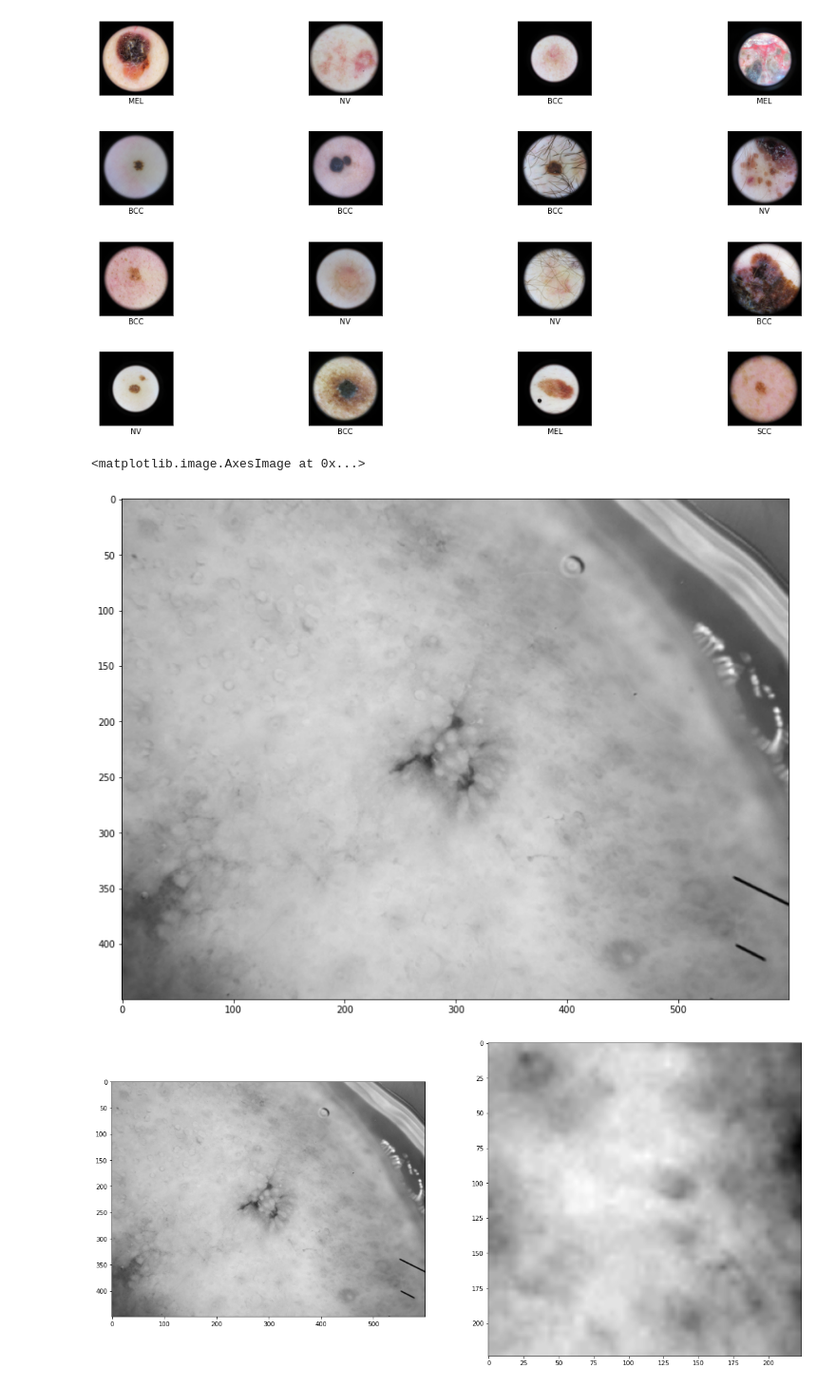
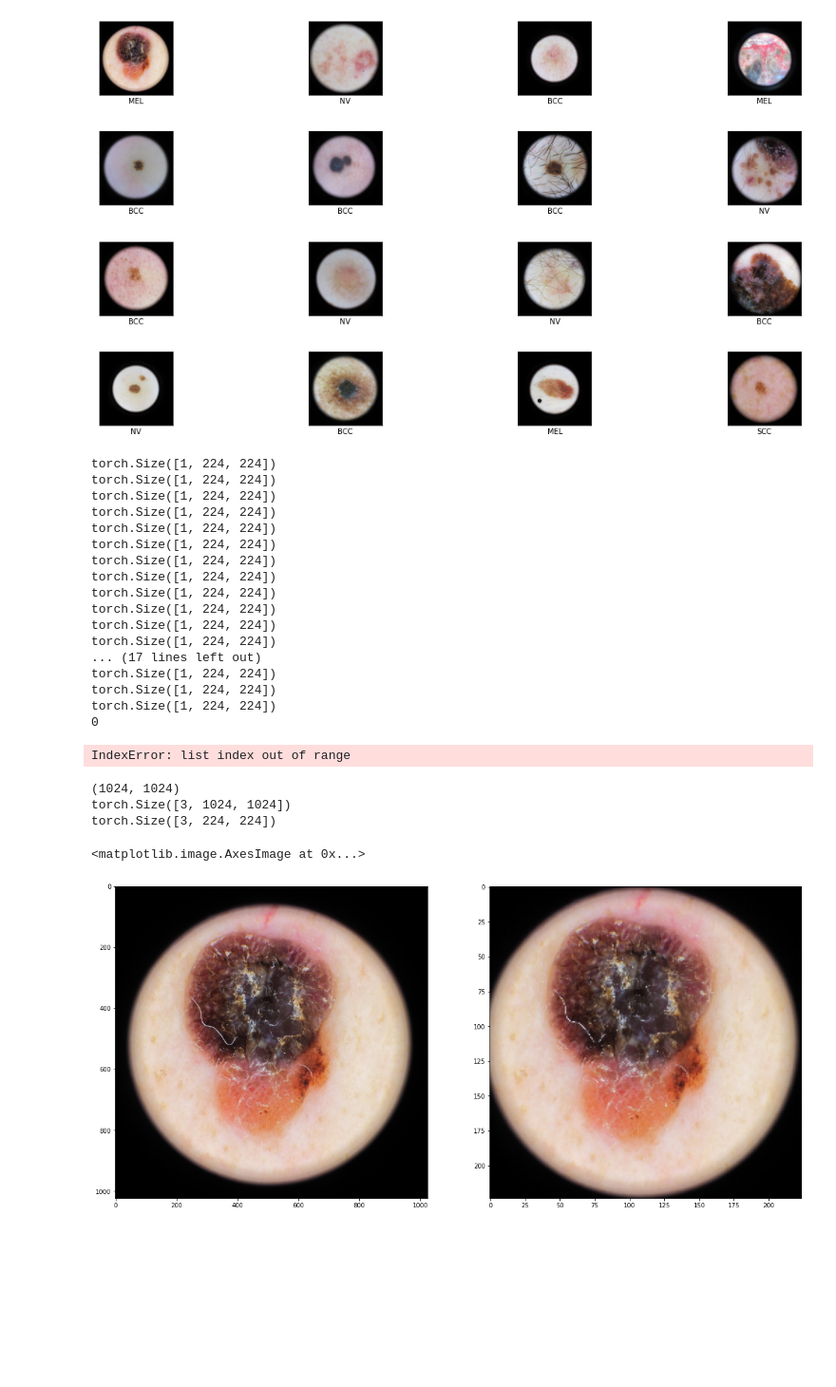
Before and after one commit to derma-ai/skin-lesion-dl, a Jupyter notebook: scripts/analyze_dataset.ipynb, the cells around one changed output. Shown at 95% size. Cells and saved outputs as stored; diff of their text form; code cells hidden in the pictures; blank space fills up the shorter version.

```diff
--- a/scripts/analyze_dataset.ipynb
+++ b/scripts/analyze_dataset.ipynb
@@ -122,6 +122,7 @@ plt.imshow(train_data[k][0].transpose(0,2).transpose(0,1).numpy(), cmap="gray")
 <matplotlib.image.AxesImage at 0x...>
 [figure]
 # %%
+original_image = train_data[img][0]
 grey_img = (torch.sum(train_data[img][0], dim=0) / 3).numpy()
 # %%
 edge = 0.01
@@ -155,24 +173,66 @@ for i in range(0, 4):
+# %%
+altered_images = preprocess_images(images_with_black_edges)
+print(len(altered_images))
+print(altered_images[0][0])
+f, ax = plt.subplots(4, 4)
+f.subplots_adjust(hspace=0.5, wspace= 0.05)
+for i in range(0, 4):
+    for j in range(0, 4):
+        image_np = altered_images[ i* 4 + j][0]
+        trf_img = image_np.numpy()
+        #print(trf_img.shape)
+        trf_img = np.transpose(trf_img,(1,2,0))
+        ax[i, j].imshow(trf_img)
+        ax[i,j].yaxis.set_visible(False)
+        # ax[i,j].xaxis.set_visible(False)
+        ax[i,j].set_xlabel(train_data.idx_to_class[train_data[4*i + j][1]])
+        ax[i,j].xaxis.set_ticklabels([])
+        ax[i,j].xaxis.set_ticklabels([])
+        ax[i,j].xaxis.set_ticks([])
+# %% [output]
+torch.Size([1, 224, 224])
+torch.Size([1, 224, 224])
+torch.Size([1, 224, 224])
+torch.Size([1, 224, 224])
+torch.Size([1, 224, 224])
+torch.Size([1, 224, 224])
+torch.Size([1, 224, 224])
+torch.Size([1, 224, 224])
+torch.Size([1, 224, 224])
+torch.Size([1, 224, 224])
+torch.Size([1, 224, 224])
+torch.Size([1, 224, 224])
+... (17 lines left out)
+torch.Size([1, 224, 224])
+torch.Size([1, 224, 224])
+torch.Size([1, 224, 224])
+0
+IndexError: list index out of range
 # %%
 blwh_img = (1.0 * (grey_img >= 0.12))
-plt.imshow(grey_img, cmap='gray')
 cov_m = np.cov(blwh_img)
 eig_values, eig_vectors = np.linalg.eig(cov_m)
 test = ((cov_m) > 0.001)
 coor = np.unravel_index(np.argmax(test),test.shape)
 box_idx = np.argwhere(test>0)
 outer_points = np.argmax(box_idx, axis=0)
 height= np.abs(box_idx[outer_points[0],0] - box_idx[outer_points[0],1])
 width = np.abs(box_idx[outer_points[1],0] - box_idx[outer_points[1],1])
-cropped_img = tv.transforms.functional.resized_crop(torch.from_numpy(grey_img[None,:]), top=box_idx[0,0], left=box_idx[0,1],
+print(grey_img.shape)
+print(original_image.shape)
+cropped_img = tv.transforms.functional.resized_crop(original_image, top=box_idx[0,0], left=box_idx[0,1],
                                                             height= height,
                                                             width= width, size=224)
 f, ax = plt.subplots(1, 2)
-ax[0].imshow(grey_img, cmap='gray')
-ax[1].imshow(cropped_img[0], cmap='gray')
+print(cropped_img.shape)
+ax[0].imshow(np.transpose(original_image,(1,2,0)))
+ax[1].imshow(np.transpose(cropped_img,(1,2,0)))
 # %% [output]
-<matplotlib.image.AxesImage at 0x...>
+(1024, 1024)
+torch.Size([3, 1024, 1024])
+torch.Size([3, 224, 224])
+<matplotlib.image.AxesImage at 0x...>
-[figure, old version]
+[figure, new version]
-[figure, removed]
 # %%
 def compute_weights(dataset, relatively_weighted):
     class_sample_count = np.unique(dataset.targets, return_counts=True)[1]
```
Also changed, not shown: parts of 3 cells of this notebook, 2 other files.
